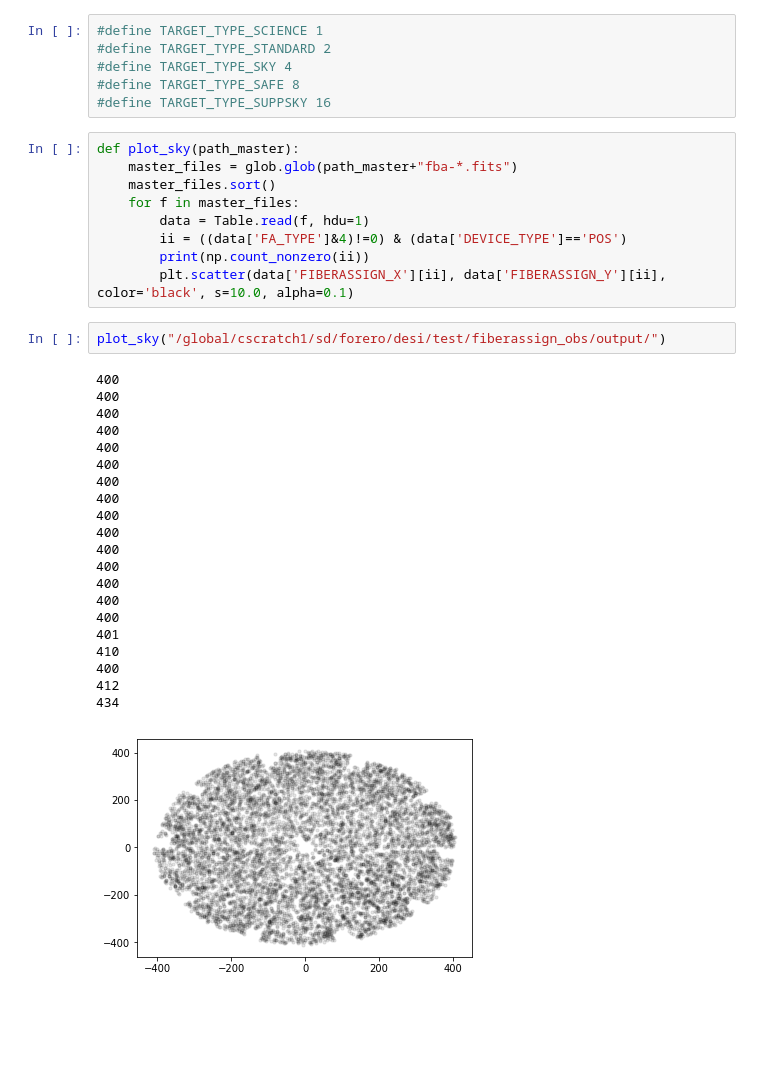
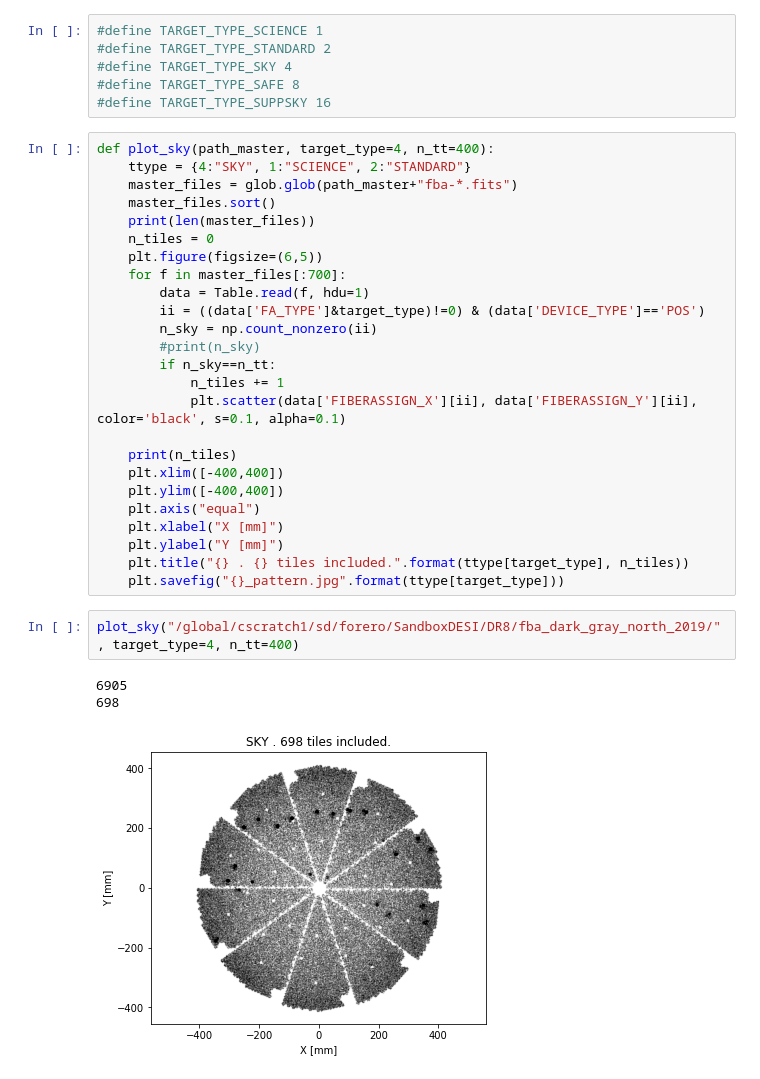
Before and after one commit to forero/SandboxDESI, a Jupyter notebook: fiber/sky_pattern.ipynb, the cells around one changed output. Drawn from its saved outputs; the diff is of its cells as text; blank space fills up the shorter version.

Commit message:
sky pattern

```diff
--- a/fiber/sky_pattern.ipynb
+++ b/fiber/sky_pattern.ipynb
@@ -11,35 +11,33 @@ from astropy.table import Table
 #define TARGET_TYPE_SAFE 8
 #define TARGET_TYPE_SUPPSKY 16
 # %%
-def plot_sky(path_master):
+def plot_sky(path_master, target_type=4, n_tt=400):
+    ttype = {4:"SKY", 1:"SCIENCE", 2:"STANDARD"}
     master_files = glob.glob(path_master+"fba-*.fits")
     master_files.sort()
-    for f in master_files:
+    print(len(master_files))
+    n_tiles = 0
+    plt.figure(figsize=(6,5))
+    for f in master_files[:700]:
         data = Table.read(f, hdu=1)
-        ii = ((data['FA_TYPE']&4)!=0) & (data['DEVICE_TYPE']=='POS')
-        print(np.count_nonzero(ii))
-        plt.scatter(data['FIBERASSIGN_X'][ii], data['FIBERASSIGN_Y'][ii], color='black', s=10.0, alpha=0.1)
+        ii = ((data['FA_TYPE']&target_type)!=0) & (data['DEVICE_TYPE']=='POS')
+        n_sky = np.count_nonzero(ii)
+        #print(n_sky)
+        if n_sky==n_tt:
+            n_tiles += 1
+            plt.scatter(data['FIBERASSIGN_X'][ii], data['FIBERASSIGN_Y'][ii], color='black', s=0.1, alpha=0.1)
+
+    print(n_tiles)
+    plt.xlim([-400,400])
+    plt.ylim([-400,400])
+    plt.axis("equal")
+    plt.xlabel("X [mm]")
+    plt.ylabel("Y [mm]")
+    plt.title("{} . {} tiles included.".format(ttype[target_type], n_tiles))
+    plt.savefig("{}_pattern.jpg".format(ttype[target_type]))
 # %%
-plot_sky("/global/cscratch1/sd/forero/desi/test/fiberassign_obs/output/")
+plot_sky("/global/cscratch1/sd/forero/SandboxDESI/DR8/fba_dark_gray_north_2019/", target_type=4, n_tt=400)
 # %% [output]
-400
-400
-400
-400
-400
-400
-400
-400
-400
-400
-400
-400
-400
-400
-400
-401
-410
-400
-412
-434
+6905
+698
-[figure, old version]
+[figure, new version]
```
Also changed, not shown: parts of 1 cell of this notebook.
